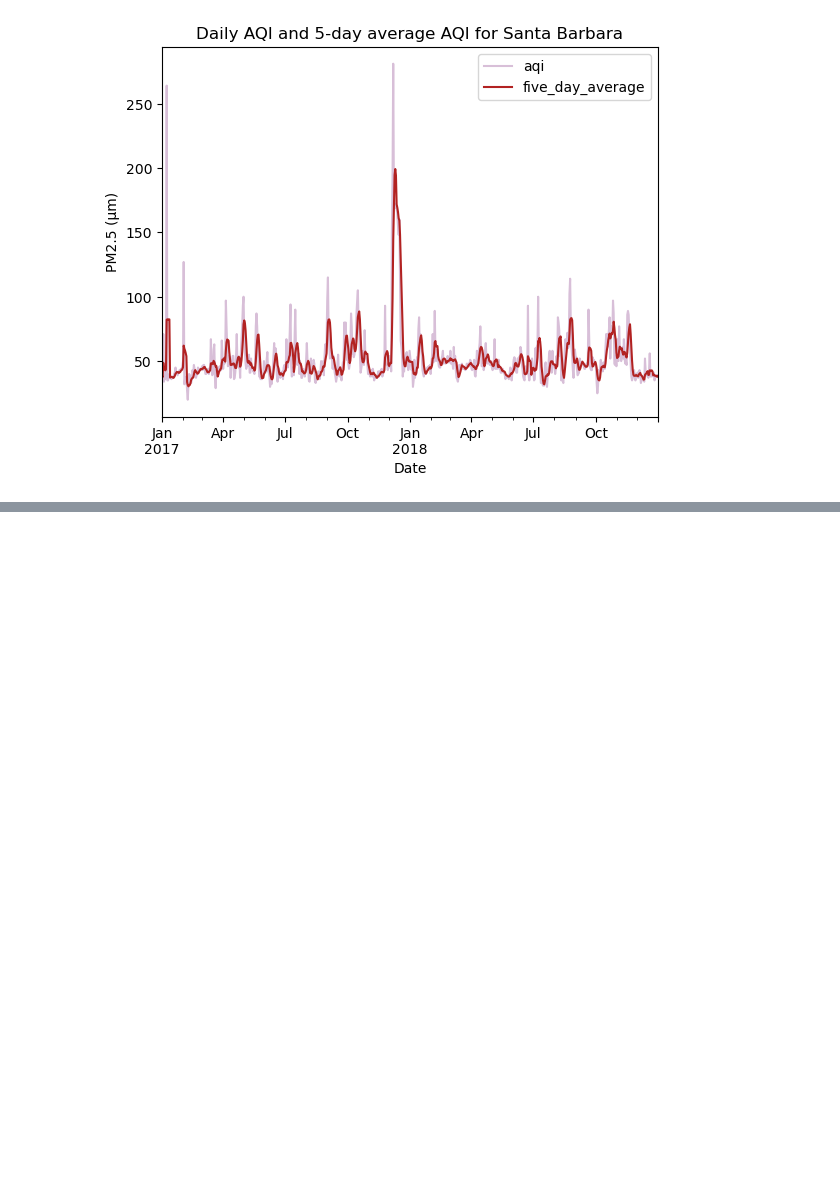
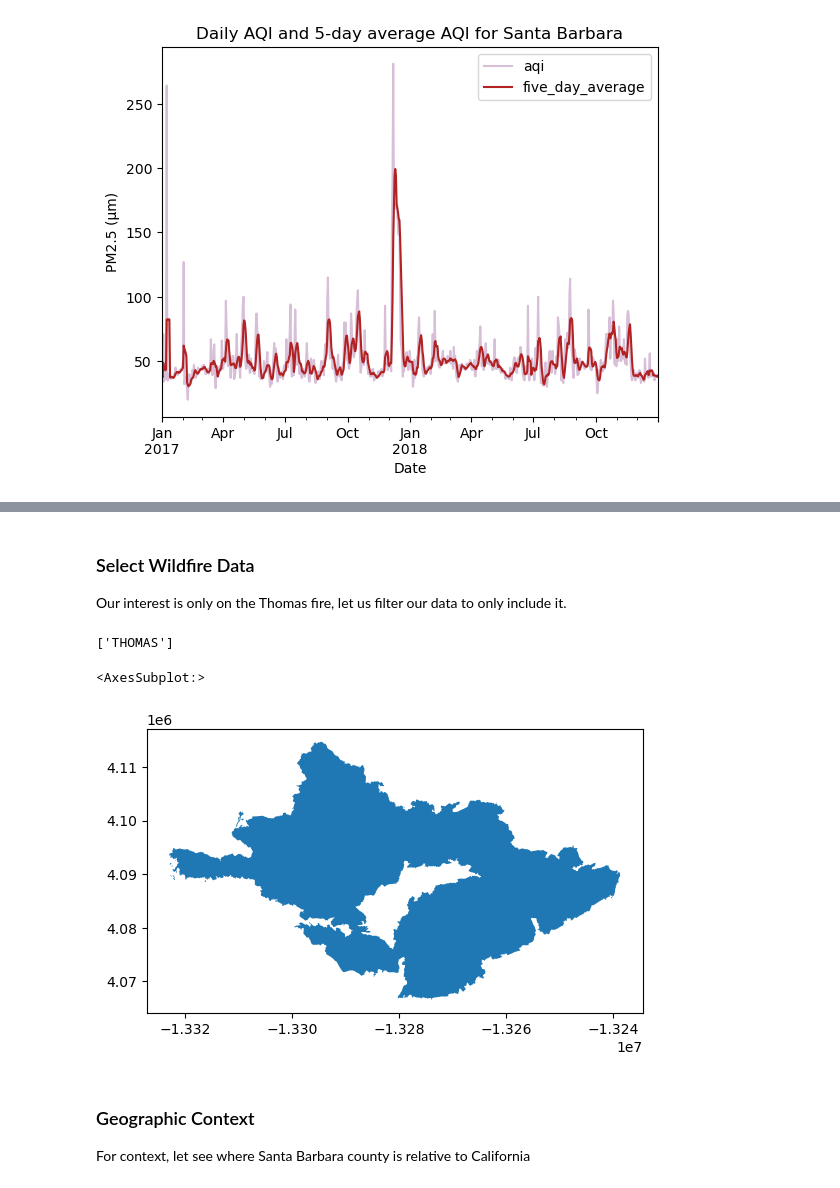
Before and after one commit to hazelvaq/EDS220-Task3-Presentation-Ready, a Jupyter notebook: hwk4-task3.ipynb, the cells around one changed output, grey strips where cells are left out. Cells and saved outputs as stored; diff of their text form; code cells hidden in the pictures; blank space fills up the shorter version.

Commit message:
working on geographical context map

```diff
--- a/hwk4-task3.ipynb
+++ b/hwk4-task3.ipynb
@@ -216,0 +231,6 @@ plt.show()
+# %%
+# Import California wildfire data
+wildfires = gpd.read_file('data/California_Fire_Perimeters_2017/California_Fire_Perimeters_2017.shp')
+
+# Import Landsat
+landsat = rioxr.open_rasterio(os.path.join(os.getcwd(),'data','landsat8-2018-01-26-sb-simplified.nc'))
@@ -216,0 +259,12 @@ plt.show()
+# %%
+# There are 3 dimensions in Landsat let's drop band
+# original dimensions and coordinates
+print(f"Original dimensions: {landsat.dims} \n{landsat.coords}")
+
+# remove length 1 dimension (band)
+landsat = landsat.squeeze()
+print(landsat.dims, landsat.coords, '\n')
+
+# remove coordinates associated to band
+landsat = landsat.drop('band')
+print(landsat.dims, landsat.coords, '\n')
@@ -216,0 +303,6 @@ plt.show()
+# %%
+# Make column names lowercase
+wildfires.columns = wildfires.columns.str.lower()
+
+# View our update
+wildfires.columns
@@ -216,0 +321,6 @@ plt.show()
+# %%
+# Update wildfire CRS to match Landsar CRS
+wildfires = wildfires.to_crs(landsat.rio.crs)
+
+# Check update
+wildfires.crs
@@ -216,0 +341,21 @@ plt.show()
+# %% [markdown]
+### Select Wildfire Data
+
+Our interest is only on the Thomas fire, let us filter our data to only include it.
+# %%
+# We are interested in the THOMAS FIRE
+# Filter dataset to THOMAS FIRE
+wildfires = wildfires[wildfires.fire_name == 'THOMAS']
+
+# Check if we have only selected the
+print(wildfires.fire_name.unique())
+# View map of newly filtered data
+wildfires.plot()
+# %% [output]
+['THOMAS']
+<AxesSubplot:>
+[figure, added]
+# %% [markdown]
+### Geographic Context
+
+For context, let see where Santa Barbara county is relative to California
```
Also changed, not shown: parts of 42 cells of this notebook.
